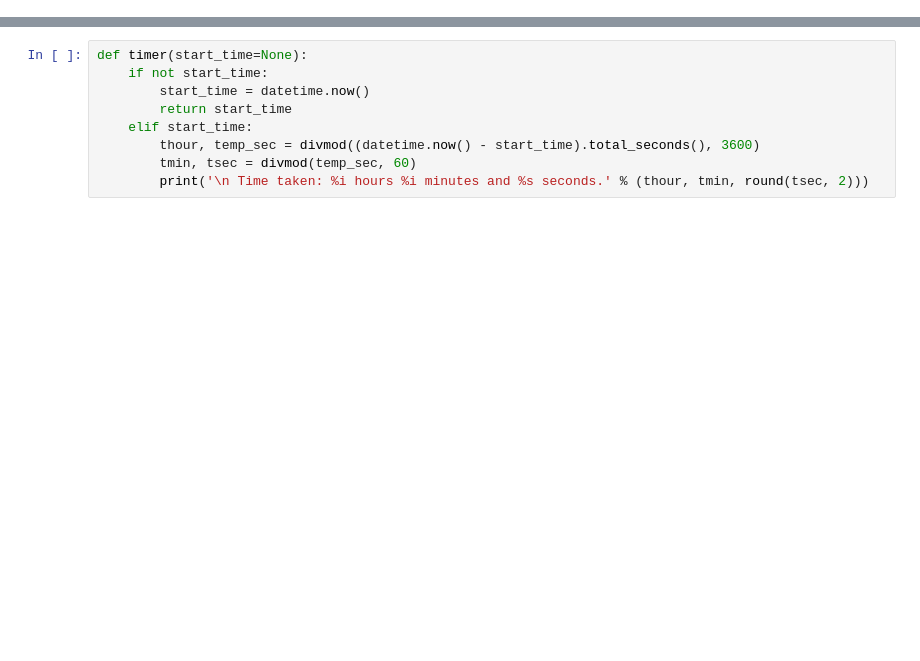
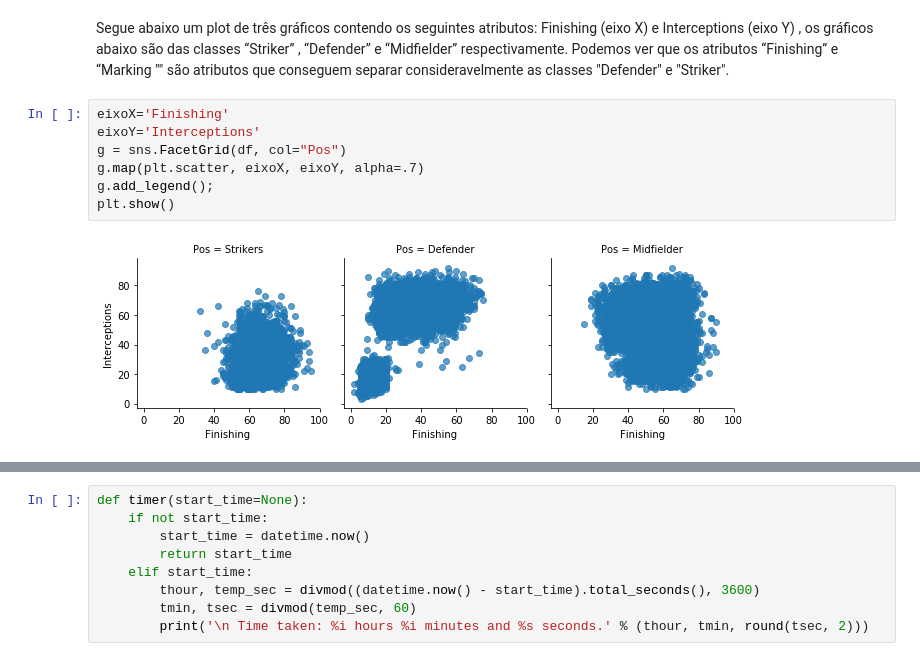
Before and after one commit to Sette/fifa_dataset, a Jupyter notebook: Xgboost_fifa.ipynb, the cells around one changed output, grey strips where cells are left out. Saved outputs shown, nothing was run; the diff lists cells and outputs as text; blank space fills up the shorter version.

```diff
--- a/Xgboost_fifa.ipynb
+++ b/Xgboost_fifa.ipynb
@@ -142,0 +142,11 @@ None
+# %% [markdown]
+Segue abaixo um plot de três gráficos contendo os seguintes atributos: Finishing (eixo X) e Interceptions (eixo Y) , os gráficos abaixo são das classes “Striker” , “Defender” e “Midfielder” respectivamente. Podemos ver que os atributos “Finishing” e “Marking "" são atributos que conseguem separar consideravelmente as classes "Defender" e "Striker".
+# %%
+eixoX='Finishing'
+eixoY='Interceptions'
+g = sns.FacetGrid(df, col="Pos")
+g.map(plt.scatter, eixoX, eixoY, alpha=.7)
+g.add_legend();
+plt.show()
+# %% [output]
+[figure, added]
```
Also changed, not shown: parts of 28 cells of this notebook.
